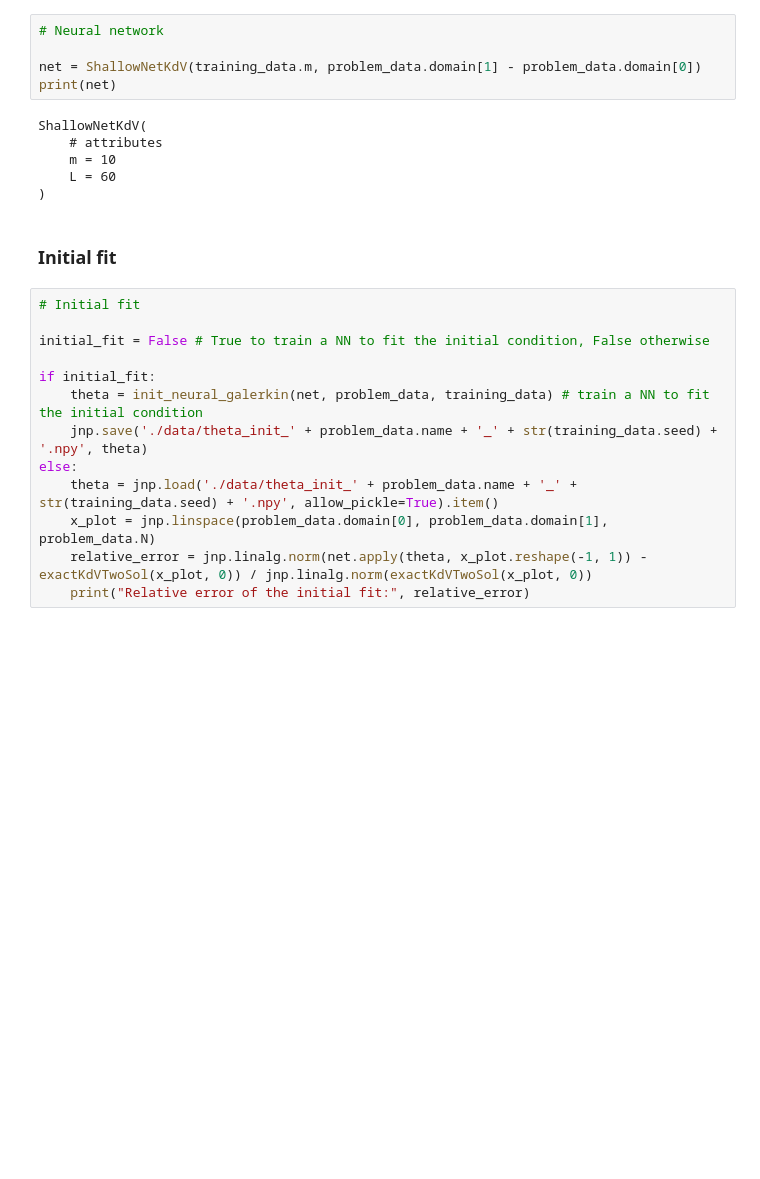
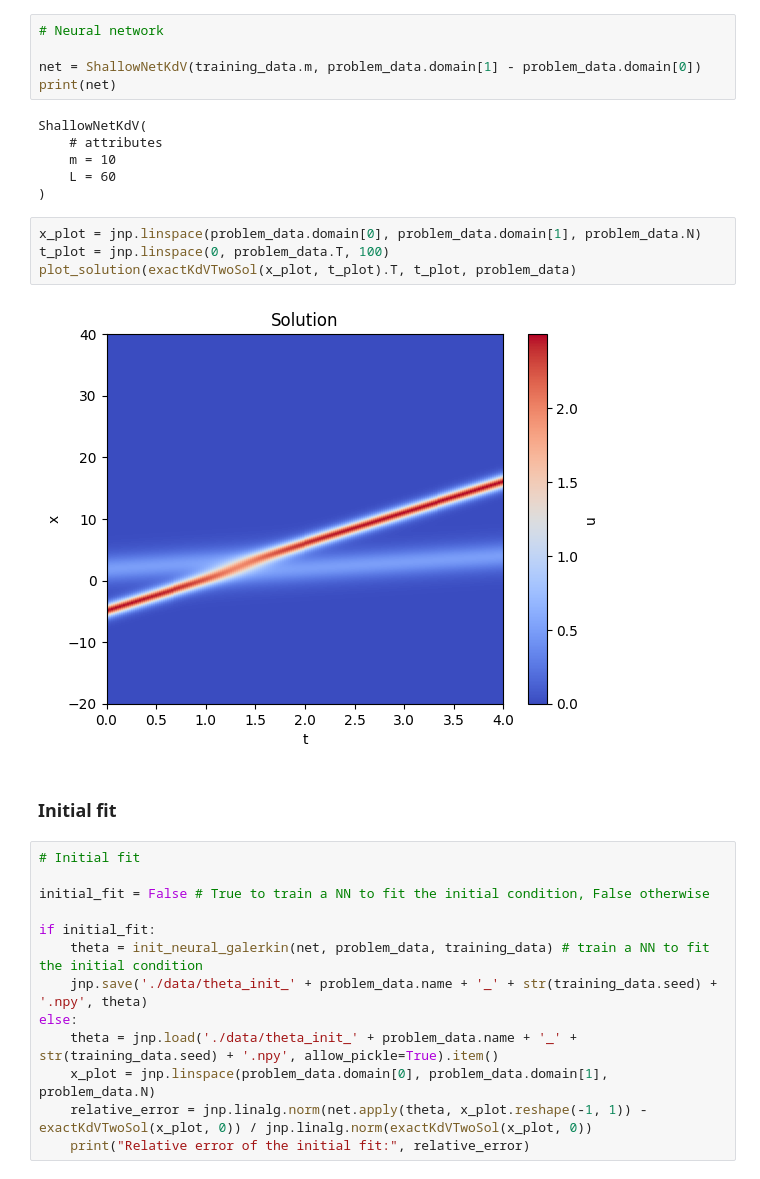
Before and after one commit to FraBet29/Neural_Galerkin, a Jupyter notebook: KdV.ipynb, the cells around one changed output. Drawn from its saved outputs; the diff is of its cells as text; blank space fills up the shorter version.

```diff
--- a/KdV.ipynb
+++ b/KdV.ipynb
@@ -93,6 +127,12 @@ ShallowNetKdV(
     m = 10
     L = 60
 )
+# %%
+x_plot = jnp.linspace(problem_data.domain[0], problem_data.domain[1], problem_data.N)
+t_plot = jnp.linspace(0, problem_data.T, 100)
+plot_solution(exactKdVTwoSol(x_plot, t_plot).T, t_plot, problem_data)
+# %% [output]
+[figure, added]
 # %% [markdown]
 ### Initial fit
 # %%
```
Also changed, not shown: parts of 35 cells of this notebook, 46 other files.
